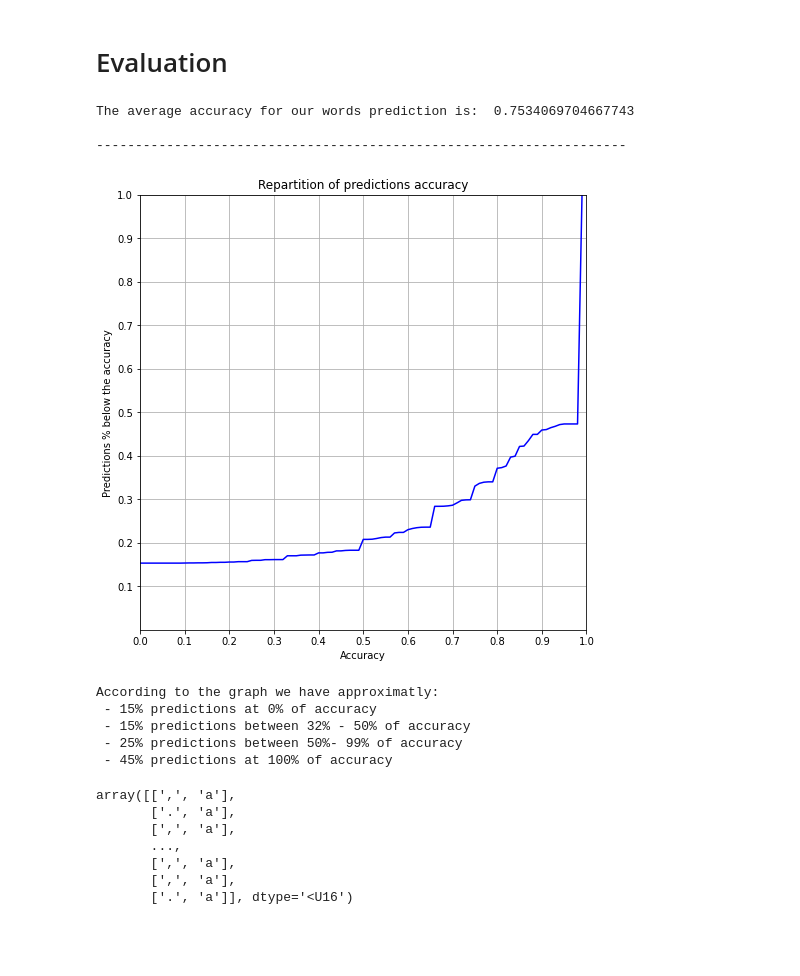
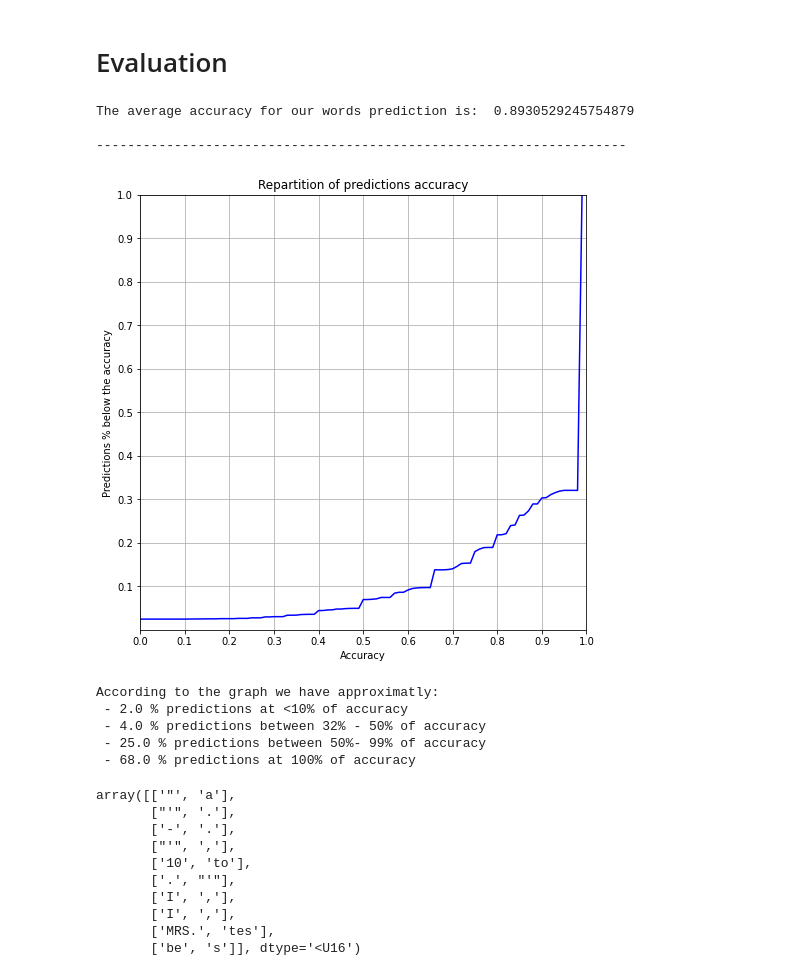
Before and after one commit to Zokoban/pyOCRTEN, a Jupyter notebook: ocr_project.ipynb, the cells around one changed output. Cells and saved outputs as stored; diff of their text form; code cells hidden in the pictures; blank space fills up the shorter version.

```diff
--- a/ocr_project.ipynb
+++ b/ocr_project.ipynb
@@ -253,8 +253,9 @@ for j, i in enumerate(np.random.randint(low=0, high=len(X_t), size=[6])):
 #############
 
 import string
-charList = list(string.ascii_lowercase)
-
+#charList = list(string.ascii_lowercase)
+#charList = list('!\'.?abcdefghijklmnopqrstuvwxyz')
+charList = list(' !"#$%&\'()*+,-./0123456789:;<=>?@ABCDEFGHIJKLMNOPQRSTUVWXYZ[\\]^_`abcdefghijklmnopqrstuvwxyz{|}~')
 #------------------------------------------------
 
 def encode_labels(labels):
@@ -275,7 +276,7 @@ def encode_labels(labels):
 dataset_train = dataset_train.map(lambda X,y : [X, encode_labels(y)])
 
 # Encode of y_test
-#dataset_test = dataset_test.map(lambda X,y : [X, encode_labels(y)])
+dataset_validation = dataset_test.map(lambda X,y : [X, encode_labels(y)])
 
 #--------------------------------------------------------------------
 
@@ -286,7 +287,14 @@ dataset_train = dataset_train.map(lambda X,y : [X, encode_labels(y)])
 a = encode_labels(y_train[:10])
 
 print(y_train[:10])
-tf.sparse.to_dense(a).numpy()
+print(tf.sparse.to_dense(a).numpy())
+
+x=15
+a = encode_labels(y_test[x:x+10])
+
+print("\n-------------------------------------------\n",y_test[x:x+10])
+
+print(tf.sparse.to_dense(a).numpy())
 
 #------------------------------------------------------------------
 # %% [output]
@@ -607,7 +616,7 @@ TypeError: ignored
 
 save_model_var=True
 epochs = 20
-name_model = "CRNN_1_2410"
+name_model = "CRNN_2_2410"
 
 #---------------------------------------------------
 from google.colab import drive
@@ -617,7 +626,7 @@ import pickle
 #########################
 
 #Training of model 3
-training_history=model_CRNN_1.fit(dataset_train,epochs=epochs, validation_data=dataset_test)
+training_history=model_CRNN_1.fit(dataset_train,epochs=epochs, validation_data=dataset_validation)
 
 #---------------------------------------------------------
 #########################
@@ -751,51 +760,63 @@ print("The average accuracy for our words prediction is: ",np.mean(score),
       "\n\n--------------------------------------------------------------------\n")
 
 #-----------------------------------------------------
 
 ############################################
 # Display of the word accuracy repartition #
 ############################################
 
 plt.figure(figsize=(8,8))
 # evaluation of the histogram
 values, base = np.histogram(score, bins=100)
 #evaluation the cumulative
 cumulative = np.cumsum(values)
 # plot the cumulative function
 plt.plot(base[:-1], cumulative/cumulative[-1], c='blue')
 
 plt.title("Repartition of predictions accuracy")
 plt.xlabel("Accuracy")
 plt.ylabel("Predictions % below the accuracy")
 plt.xticks(np.arange(0,1.1,0.1))
 plt.yticks(np.arange(0.1,1.1,0.1))
 plt.xlim([0,1])
 plt.ylim([0,1])
 plt.grid()
 plt.show();
 
+ar_res = np.array(results)
+ar_score = np.array(score)
+
 print("According to the graph we have approximatly:\n",
-      "- 15% predictions at 0% of accuracy\n",
-      "- 15% predictions between 32% - 50% of accuracy\n",
-      "- 25% predictions between 50%- 99% of accuracy\n",
-      "- 45% predictions at 100% of accuracy")
+      "-",np.round((len(ar_res[(ar_score <= 0.1)])/len(ar_res))*100), "% predictions at <10% of accuracy\n",
+      "-",np.round((len(ar_res[(0.1 < ar_score) & (ar_score <= 0.5)])/len(ar_res))*100)  ,"% predictions between 32% - 50% of accuracy\n",
+      "-",np.round((len(ar_res[(0.5 < ar_score) & (ar_score <= 0.99)])/len(ar_res))*100) ,"% predictions between 50%- 99% of accuracy\n",
+      "-",np.round((len(ar_res[(0.99 < ar_score)])/len(ar_res))*100) ,"% predictions at 100% of accuracy")
 # %% [output]
-The average accuracy for our words prediction is:  0.7534069704667743
+The average accuracy for our words prediction is:  0.8930529245754879
 
 --------------------------------------------------------------------
-[figure, old version]
+[figure, new version]
 According to the graph we have approximatly:
- - 15% predictions at 0% of accuracy
- - 15% predictions between 32% - 50% of accuracy
- - 25% predictions between 50%- 99% of accuracy
- - 45% predictions at 100% of accuracy
+ - 2.0 % predictions at <10% of accuracy
+ - 4.0 % predictions between 32% - 50% of accuracy
+ - 25.0 % predictions between 50%- 99% of accuracy
+ - 68.0 % predictions at 100% of accuracy
 # %%
-np.array(results)[np.array(score) < 0.1]
+########################################
+# Display of several failed prediction #
+########################################
+
+np.array(results)[np.array(score) < 0.1][:10]
+
+#-------------------------------------------
 # %% [output]
-array([[',', 'a'],
-       ['.', 'a'],
-       [',', 'a'],
-       ...,
-       [',', 'a'],
-       [',', 'a'],
-       ['.', 'a']], dtype='<U16')
+array([['"', 'a'],
+       ["'", '.'],
+       ['-', '.'],
+       ["'", ','],
+       ['10', 'to'],
+       ['.', "'"],
+       ['I', ','],
+       ['I', ','],
+       ['MRS.', 'tes'],
+       ['be', 's']], dtype='<U16')
```
Also changed, not shown: parts of 7 cells of this notebook.
